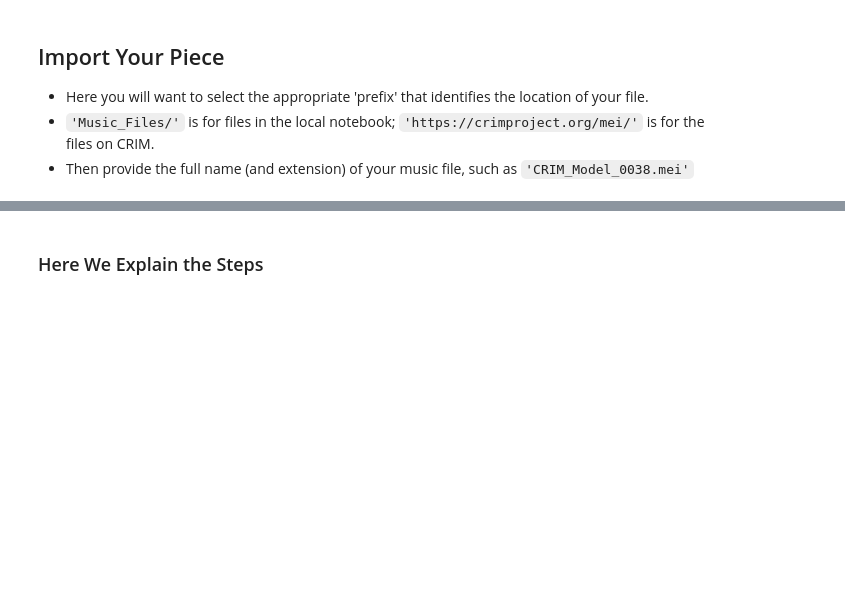
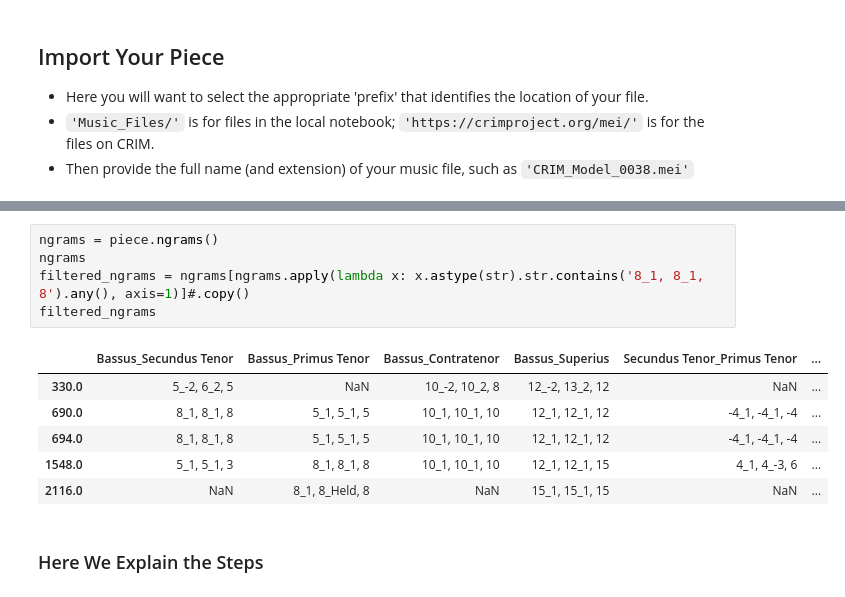
Before and after one commit to RichardFreedman/CRIM_JHUB, a Jupyter notebook: CRIM_06_Homorhythm.ipynb, the cells around one changed output, grey strips where cells are left out. Saved outputs shown, nothing was run; the diff lists cells and outputs as text; blank space fills up the shorter version.

```diff
--- a/CRIM_06_Homorhythm.ipynb
+++ b/CRIM_06_Homorhythm.ipynb
@@ -115,3 +122,15 @@ hr_full
+# %%
+ngrams = piece.ngrams()
+ngrams
+filtered_ngrams = ngrams[ngrams.apply(lambda x: x.astype(str).str.contains('8_1, 8_1, 8').any(), axis=1)]#.copy()
+filtered_ngrams
+# %% [output]
+|  | Bassus_Secundus Tenor | Bassus_Primus Tenor | Bassus_Contratenor | Bassus_Superius | Secundus Tenor_Primus Tenor | ... |
+| 330.0 | 5_-2, 6_2, 5 | NaN | 10_-2, 10_2, 8 | 12_-2, 13_2, 12 | NaN | ... |
+| 690.0 | 8_1, 8_1, 8 | 5_1, 5_1, 5 | 10_1, 10_1, 10 | 12_1, 12_1, 12 | -4_1, -4_1, -4 | ... |
+| 694.0 | 8_1, 8_1, 8 | 5_1, 5_1, 5 | 10_1, 10_1, 10 | 12_1, 12_1, 12 | -4_1, -4_1, -4 | ... |
+| 1548.0 | 5_1, 5_1, 3 | 8_1, 8_1, 8 | 10_1, 10_1, 10 | 12_1, 12_1, 15 | 4_1, 4_-3, 6 | ... |
+| 2116.0 | NaN | 8_1, 8_Held, 8 | NaN | 15_1, 15_1, 15 | NaN | ... |
 # %% [markdown]
 ### Here We Explain the Steps
 # %%
```
Also changed, not shown: parts of 5 cells of this notebook, 16 other files.
